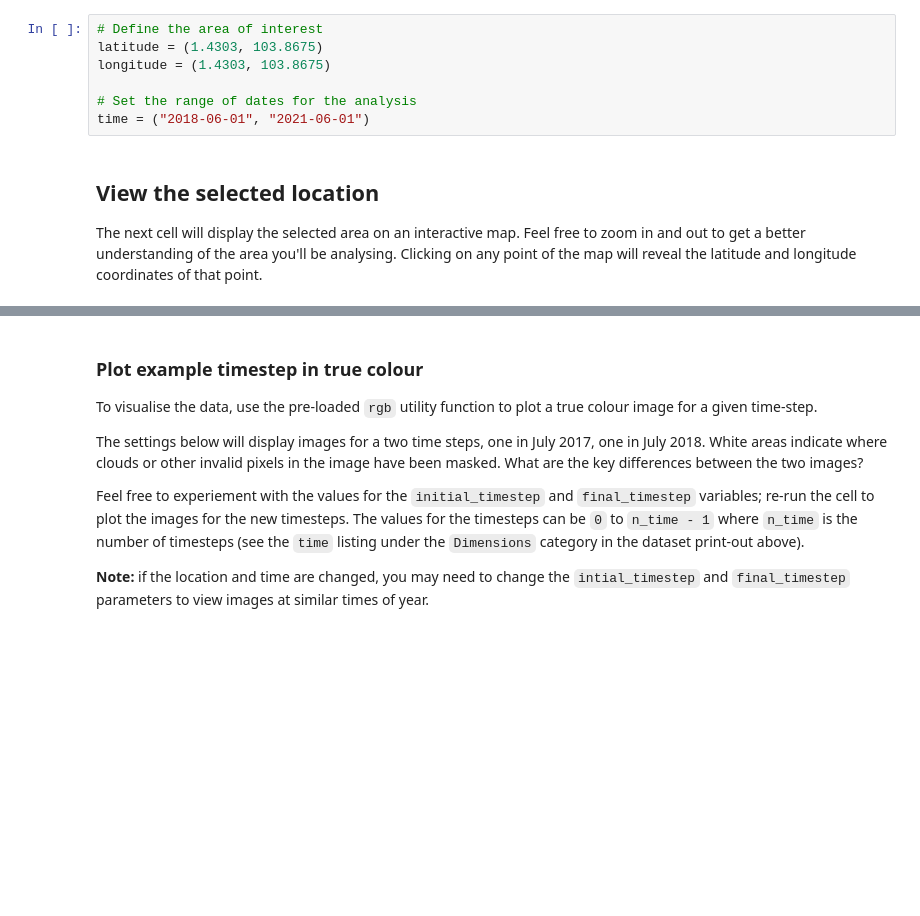
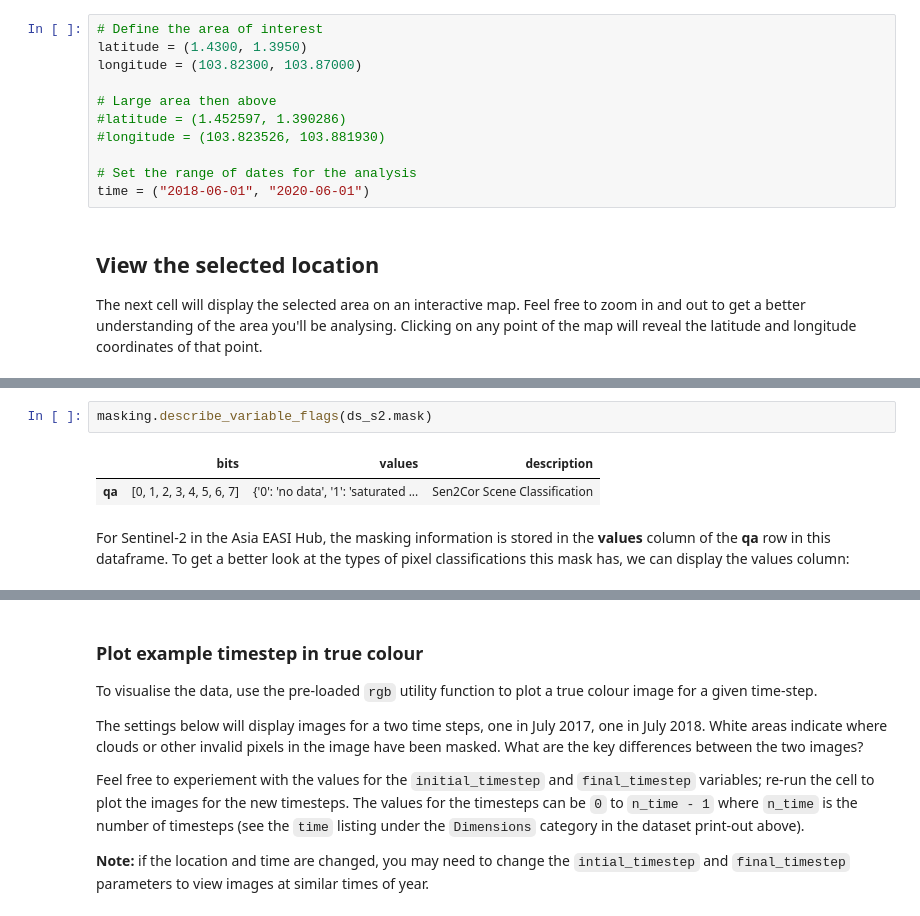
Before and after one commit to csiro-easi/eocsi-hackathon-2022, a Jupyter notebook: case-studies/Chlorophyll_monitoring.ipynb, the cells around one changed output, grey strips where cells are left out. Saved outputs shown, nothing was run; the diff lists cells and outputs as text; blank space fills up the shorter version.

Commit message:
Updates to Chlorophyll notebook to run in EASI

```diff
--- a/case-studies/Chlorophyll_monitoring.ipynb
+++ b/case-studies/Chlorophyll_monitoring.ipynb
@@ -119,11 +90,15 @@ The example covers Lake Cawndilla, one of the Menindee Lakes in New South Wales.
 Use the drop-down menu to check both Sentinel-2A (`s2a_ard_granule`) and Sentinel-2B (`s2b_ard_granule`).
 # %%
 # Define the area of interest
-latitude = (1.4303, 103.8675)
-longitude = (1.4303, 103.8675)
+latitude = (1.4300, 1.3950)
+longitude = (103.82300, 103.87000)
+
+# Large area then above
+#latitude = (1.452597, 1.390286)
+#longitude = (103.823526, 103.881930)
 
 # Set the range of dates for the analysis
-time = ("2018-06-01", "2021-06-01")
+time = ("2018-06-01", "2020-06-01")
 # %% [markdown]
 ## View the selected location
 The next cell will display the selected area on an interactive map.
@@ -176,0 +179,7 @@ The `Dimensions` argument revels the number of time steps in the data set, as we
+# %%
+masking.describe_variable_flags(ds_s2.mask)
+# %% [output]
+|  | bits | values | description |
+| qa | [0, 1, 2, 3, 4, 5, 6, 7] | {'0': 'no data', '1': 'saturated ... | Sen2Cor Scene Classification |
+# %% [markdown]
+For Sentinel-2 in the Asia EASI Hub, the masking information is stored in the **values** column of the **qa** row in this dataframe. To get a better look at the types of pixel classifications this mask has, we can display the values column:
```
Also changed, not shown: parts of 32 cells of this notebook.
